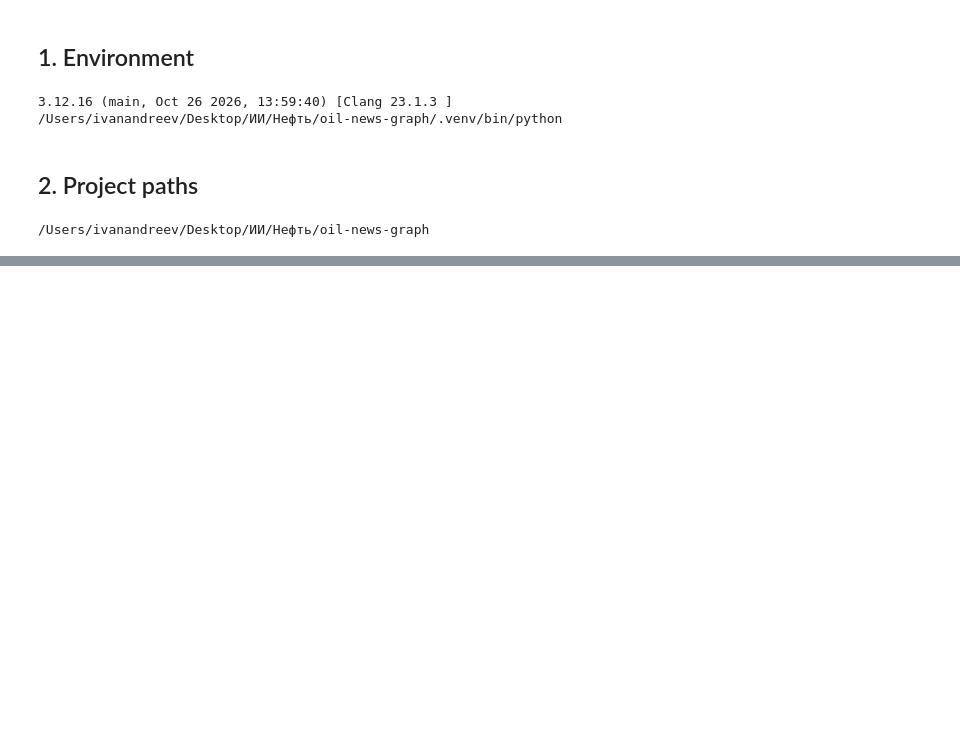
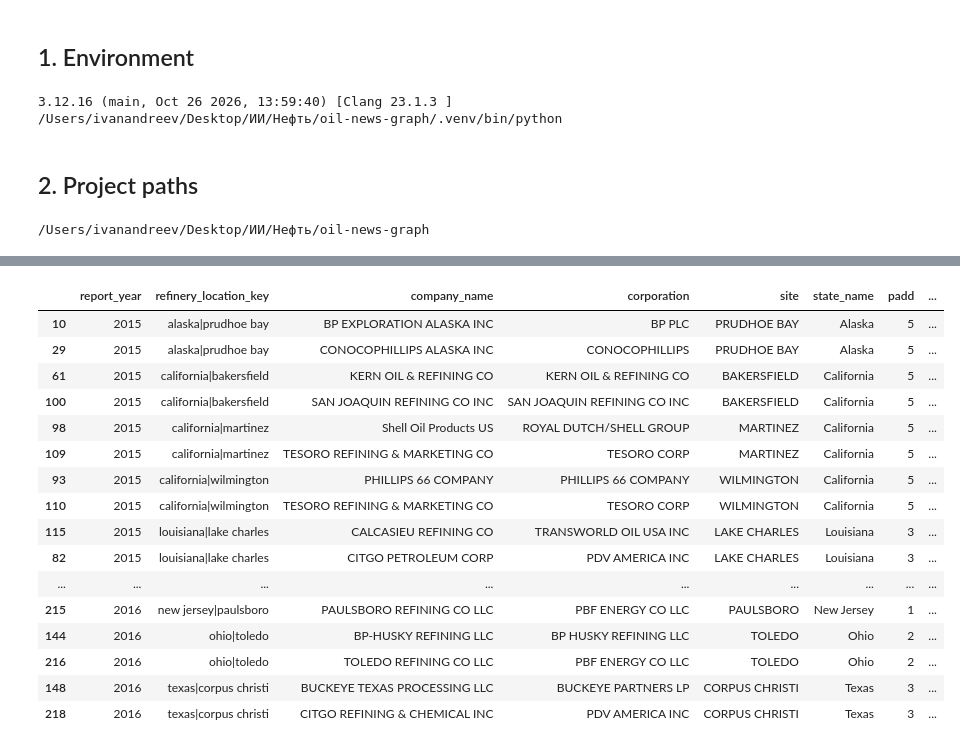
Before and after one commit to HSE-AI-Team61-clauDikie/oil-news-graph, a Jupyter notebook: jup_files/data/03_infrastructure_data.ipynb, the cells around one changed output, grey strips where cells are left out. Saved outputs shown, nothing was run; the diff lists cells and outputs as text; code cells hidden in the pictures; blank space fills up the shorter version.

```diff
--- a/jup_files/data/03_infrastructure_data.ipynb
+++ b/jup_files/data/03_infrastructure_data.ipynb
@@ -1061,0 +1116,78 @@ news -> describes -> event
+# %%
+refinery_capacity_long = refinery_parser.build_long(
+    refinery_files
+)
+refinery_year = refinery_parser.build_refinery_year(
+    refinery_capacity_long
+)
+refineries_padd_1_5, refineries_other = (
+    refinery_parser.split_main_padds(
+        refinery_year
+    )
+)
+
+duplicate_location_rows = (
+    refineries_padd_1_5.duplicated(
+        ["report_year", "refinery_location_key"],
+        keep=False,
+    )
+)
+duplicate_record_rows = (
+    refineries_padd_1_5.duplicated(
+        ["report_year", "refinery_key"],
+        keep=False,
+    )
+)
+
+print("long rows:", len(refinery_capacity_long))
+print("refinery-year rows:", len(refinery_year))
+print("PADD 1-5 rows:", len(refineries_padd_1_5))
+print("territory/other rows:", len(refineries_other))
+print(
+    "years:",
+    refinery_year["report_year"].min(),
+    "->",
+    refinery_year["report_year"].max(),
+)
+print(
+    "rows sharing city/location key:",
+    int(duplicate_location_rows.sum()),
+)
+print(
+    "rows sharing full refinery record key:",
+    int(duplicate_record_rows.sum()),
+)
+
+assert not duplicate_record_rows.any(), (
+    "Full EIA refinery source key is still not unique "
+    "inside report year."
+)
+
+if duplicate_location_rows.any():
+    print(
+        "\nExpected: some cities contain multiple distinct refineries."
+    )
+    display(
+        refineries_padd_1_5.loc[
+            duplicate_location_rows,
+            [
+                "report_year",
+                "refinery_location_key",
+                "company_name",
+                "corporation",
+                "site",
+                "state_name",
+                "padd",
+                "total_operable_capacity_bpcd",
+            ],
+        ]
+        .sort_values(
+            [
+                "report_year",
+                "refinery_location_key",
+                "company_name",
+            ]
+        )
+        .head(60)
+    )
+# %% [output]
@@ -1061,0 +1203,17 @@ news -> describes -> event
+|  | report_year | refinery_location_key | company_name | corporation | site | state_name | padd | ... |
+| 10 | 2015 | alaska|prudhoe bay | BP EXPLORATION ALASKA INC | BP PLC | PRUDHOE BAY | Alaska | 5 | ... |
+| 29 | 2015 | alaska|prudhoe bay | CONOCOPHILLIPS ALASKA INC | CONOCOPHILLIPS | PRUDHOE BAY | Alaska | 5 | ... |
+| 61 | 2015 | california|bakersfield | KERN OIL & REFINING CO | KERN OIL & REFINING CO | BAKERSFIELD | California | 5 | ... |
+| 100 | 2015 | california|bakersfield | SAN JOAQUIN REFINING CO INC | SAN JOAQUIN REFINING CO INC | BAKERSFIELD | California | 5 | ... |
+| 98 | 2015 | california|martinez | Shell Oil Products US | ROYAL DUTCH/SHELL GROUP | MARTINEZ | California | 5 | ... |
+| 109 | 2015 | california|martinez | TESORO REFINING & MARKETING CO | TESORO CORP | MARTINEZ | California | 5 | ... |
+| 93 | 2015 | california|wilmington | PHILLIPS 66 COMPANY | PHILLIPS 66 COMPANY | WILMINGTON | California | 5 | ... |
+| 110 | 2015 | california|wilmington | TESORO REFINING & MARKETING CO | TESORO CORP | WILMINGTON | California | 5 | ... |
+| 115 | 2015 | louisiana|lake charles | CALCASIEU REFINING CO | TRANSWORLD OIL USA INC | LAKE CHARLES | Louisiana | 3 | ... |
+| 82 | 2015 | louisiana|lake charles | CITGO PETROLEUM CORP | PDV AMERICA INC | LAKE CHARLES | Louisiana | 3 | ... |
+| ... | ... | ... | ... | ... | ... | ... | ... | ... |
+| 215 | 2016 | new jersey|paulsboro | PAULSBORO REFINING CO LLC | PBF ENERGY CO LLC | PAULSBORO | New Jersey | 1 | ... |
+| 144 | 2016 | ohio|toledo | BP-HUSKY REFINING LLC | BP HUSKY REFINING LLC | TOLEDO | Ohio | 2 | ... |
+| 216 | 2016 | ohio|toledo | TOLEDO REFINING CO LLC | PBF ENERGY CO LLC | TOLEDO | Ohio | 2 | ... |
+| 148 | 2016 | texas|corpus christi | BUCKEYE TEXAS PROCESSING LLC | BUCKEYE PARTNERS LP | CORPUS CHRISTI | Texas | 3 | ... |
+| 218 | 2016 | texas|corpus christi | CITGO REFINING & CHEMICAL INC | PDV AMERICA INC | CORPUS CHRISTI | Texas | 3 | ... |
```
Also changed, not shown: parts of 72 cells of this notebook, 3 other files.
